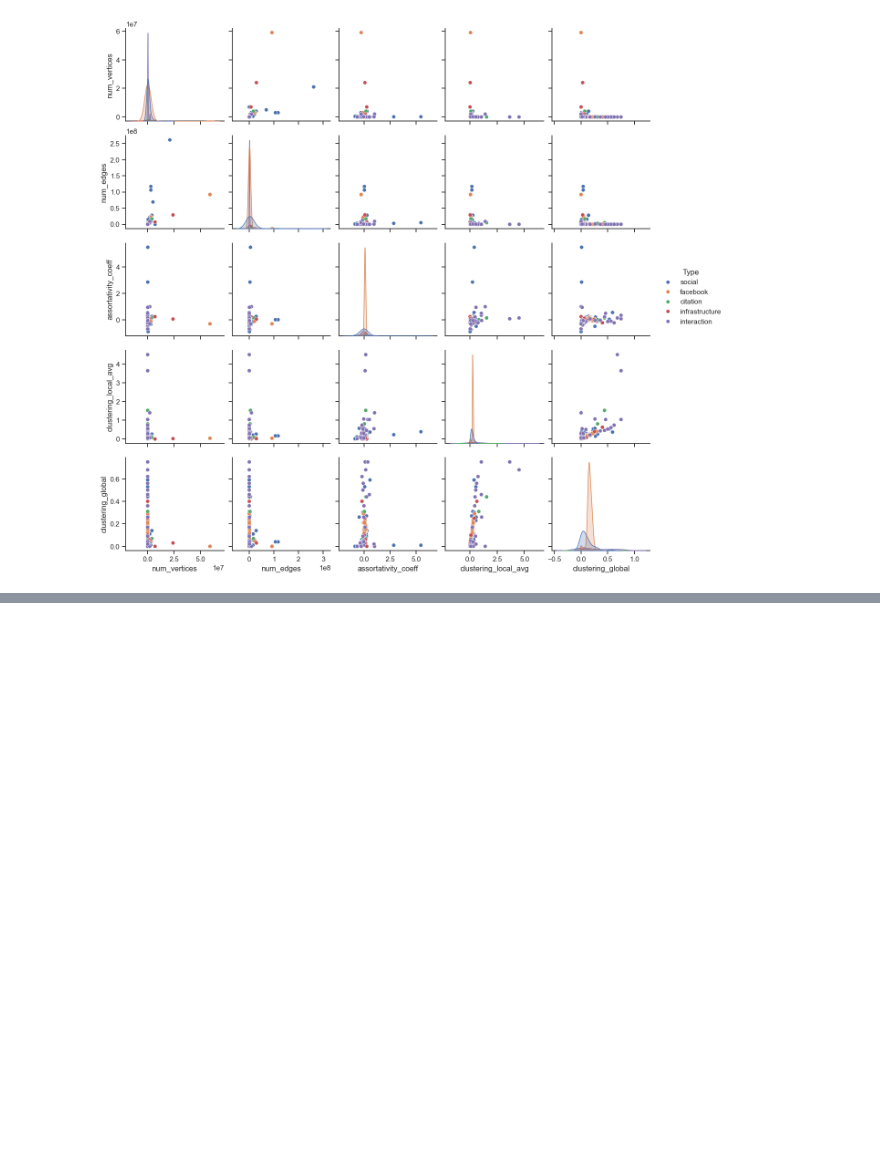
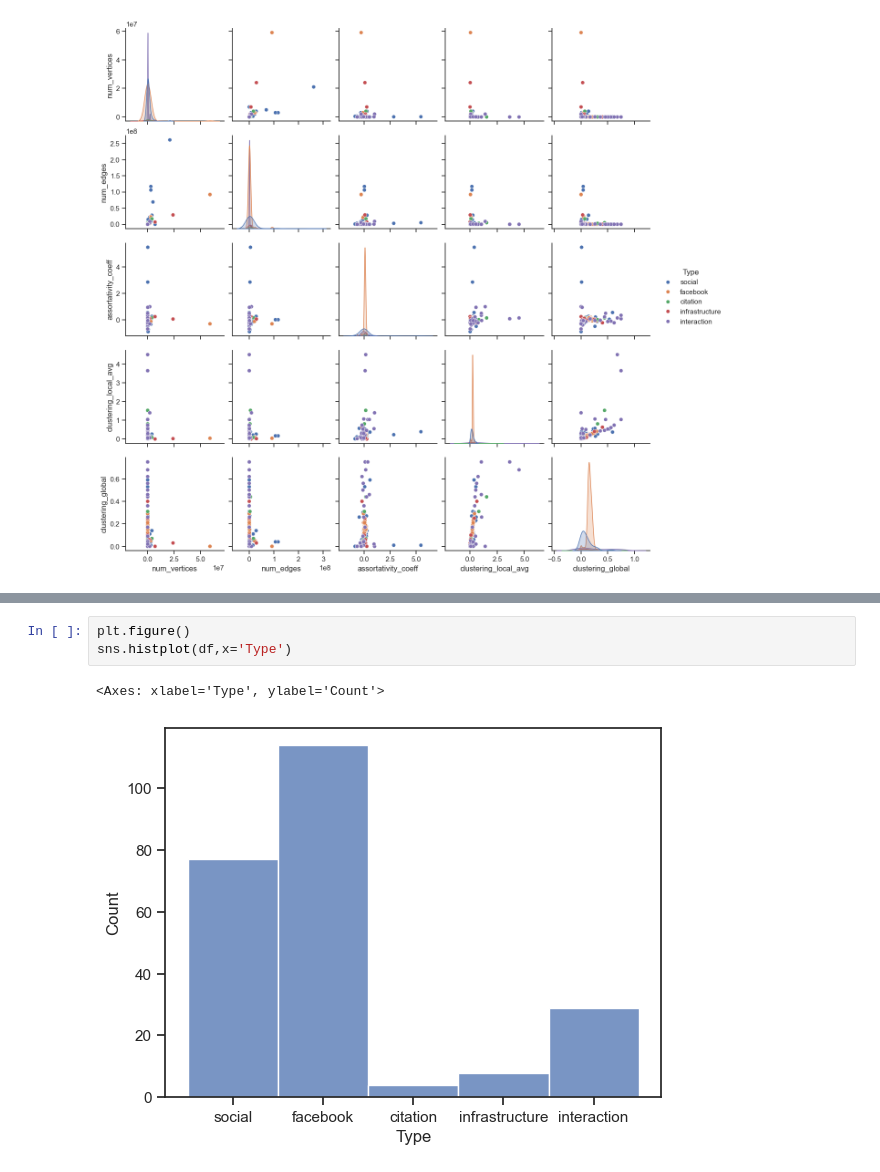
Before and after one commit to murillo-group/miniature_graphs, a Jupyter notebook: research/dbs/explore_dbs.ipynb, the cells around one changed output, grey strips where cells are left out. Saved outputs shown, nothing was run; the diff lists cells and outputs as text; blank space fills up the shorter version.

Commit message:
Initial Graph Visualization

```diff
--- a/research/dbs/explore_dbs.ipynb
+++ b/research/dbs/explore_dbs.ipynb
@@ -55,0 +64,6 @@ sns.pairplot(df,hue="Type")
+# %%
+plt.figure()
+sns.histplot(df,x='Type')
+# %% [output]
+<Axes: xlabel='Type', ylabel='Count'>
+[figure, added]
```
Also changed, not shown: parts of 7 cells of this notebook.
